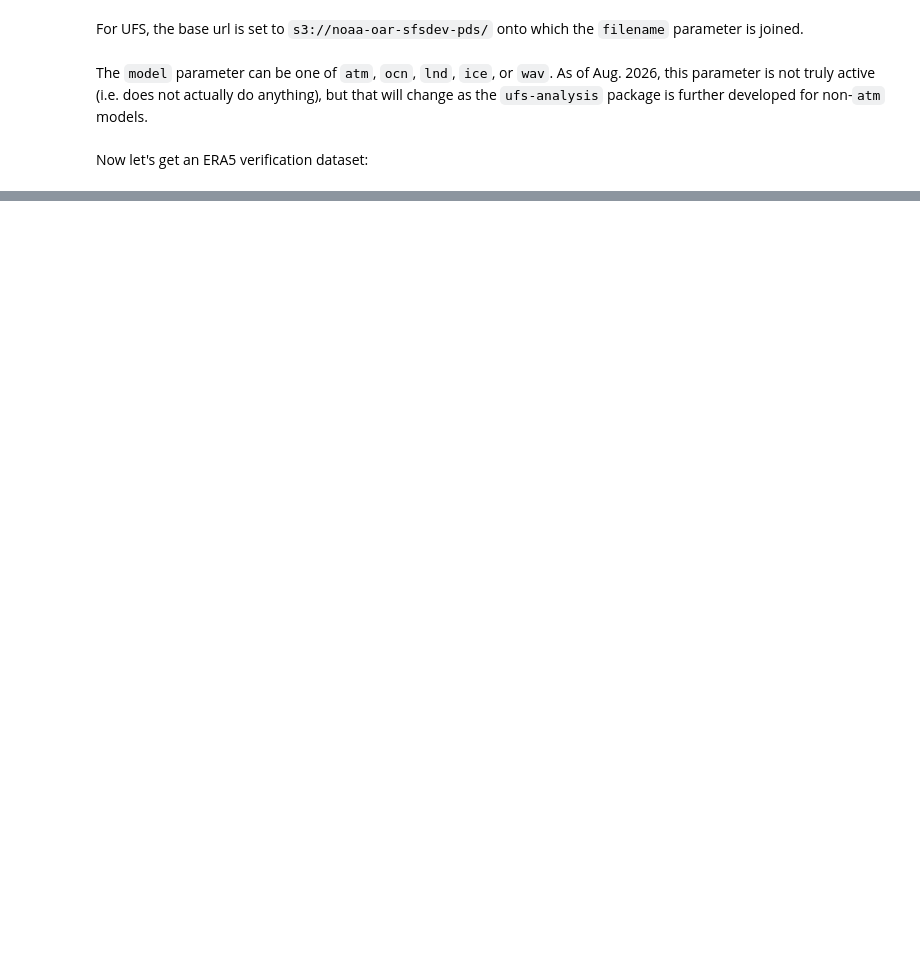
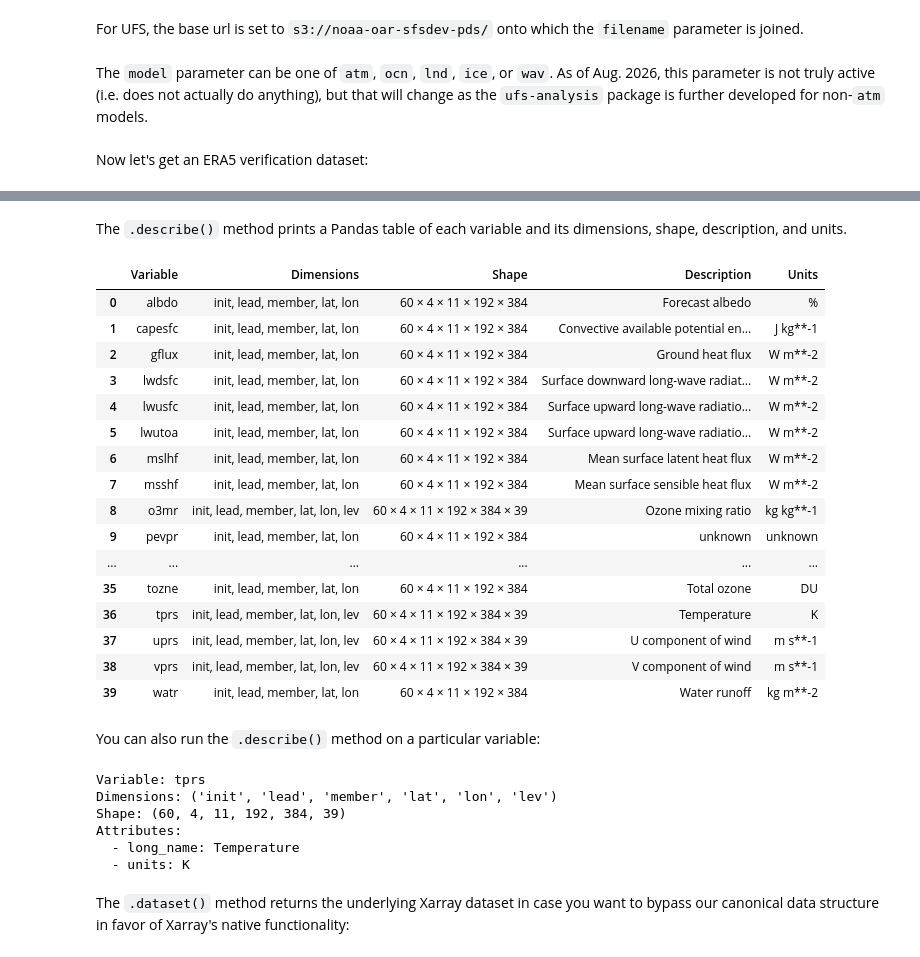
Before and after one commit to ufs-community/ufs-analysis, a Jupyter notebook: tutorial.ipynb, the cells around one changed output, grey strips where cells are left out. Saved outputs shown, nothing was run; the diff lists cells and outputs as text; code cells hidden in the pictures; blank space fills up the shorter version.

```diff
--- a/tutorial.ipynb
+++ b/tutorial.ipynb
@@ -151,0 +233,35 @@ The ERA5 DataReader has a base URL fixed to `gs://gcp-public-data-arco-era5/ar/`
+# %% [markdown]
+The `.describe()` method prints a Pandas table of each variable and its dimensions, shape, description, and units.
+# %%
+ufs_data_reader.describe()
+# %% [output]
+|  | Variable | Dimensions | Shape | Description | Units |
+| 0 | albdo | init, lead, member, lat, lon | 60 × 4 × 11 × 192 × 384 | Forecast albedo | % |
+| 1 | capesfc | init, lead, member, lat, lon | 60 × 4 × 11 × 192 × 384 | Convective available potential en... | J kg**-1 |
+| 2 | gflux | init, lead, member, lat, lon | 60 × 4 × 11 × 192 × 384 | Ground heat flux | W m**-2 |
+| 3 | lwdsfc | init, lead, member, lat, lon | 60 × 4 × 11 × 192 × 384 | Surface downward long-wave radiat... | W m**-2 |
+| 4 | lwusfc | init, lead, member, lat, lon | 60 × 4 × 11 × 192 × 384 | Surface upward long-wave radiatio... | W m**-2 |
+| 5 | lwutoa | init, lead, member, lat, lon | 60 × 4 × 11 × 192 × 384 | Surface upward long-wave radiatio... | W m**-2 |
+| 6 | mslhf | init, lead, member, lat, lon | 60 × 4 × 11 × 192 × 384 | Mean surface latent heat flux | W m**-2 |
+| 7 | msshf | init, lead, member, lat, lon | 60 × 4 × 11 × 192 × 384 | Mean surface sensible heat flux | W m**-2 |
+| 8 | o3mr | init, lead, member, lat, lon, lev | 60 × 4 × 11 × 192 × 384 × 39 | Ozone mixing ratio | kg kg**-1 |
+| 9 | pevpr | init, lead, member, lat, lon | 60 × 4 × 11 × 192 × 384 | unknown | unknown |
+| ... | ... | ... | ... | ... | ... |
+| 35 | tozne | init, lead, member, lat, lon | 60 × 4 × 11 × 192 × 384 | Total ozone | DU |
+| 36 | tprs | init, lead, member, lat, lon, lev | 60 × 4 × 11 × 192 × 384 × 39 | Temperature | K |
+| 37 | uprs | init, lead, member, lat, lon, lev | 60 × 4 × 11 × 192 × 384 × 39 | U component of wind | m s**-1 |
+| 38 | vprs | init, lead, member, lat, lon, lev | 60 × 4 × 11 × 192 × 384 × 39 | V component of wind | m s**-1 |
+| 39 | watr | init, lead, member, lat, lon | 60 × 4 × 11 × 192 × 384 | Water runoff | kg m**-2 |
+# %% [markdown]
+You can also run the `.describe()` method on a particular variable:
+# %%
+ufs_data_reader.describe('tprs')
+# %% [output]
+Variable: tprs
+Dimensions: ('init', 'lead', 'member', 'lat', 'lon', 'lev')
+Shape: (60, 4, 11, 192, 384, 39)
+Attributes:
+  - long_name: Temperature
+  - units: K
+# %% [markdown]
+The `.dataset()` method returns the underlying Xarray dataset in case you want to bypass our canonical data structure in favor of Xarray's native functionality:
```
Also changed, not shown: parts of 22 cells of this notebook.
